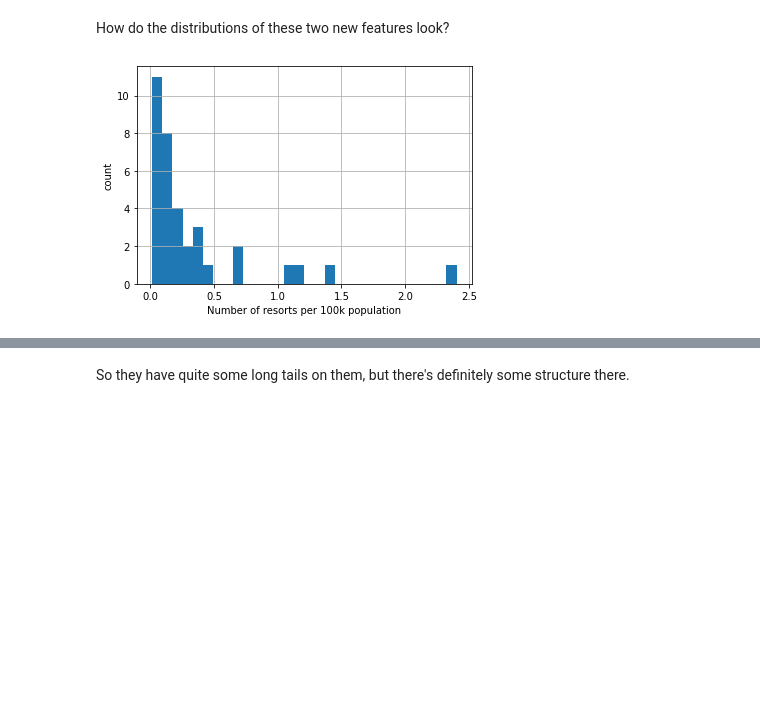
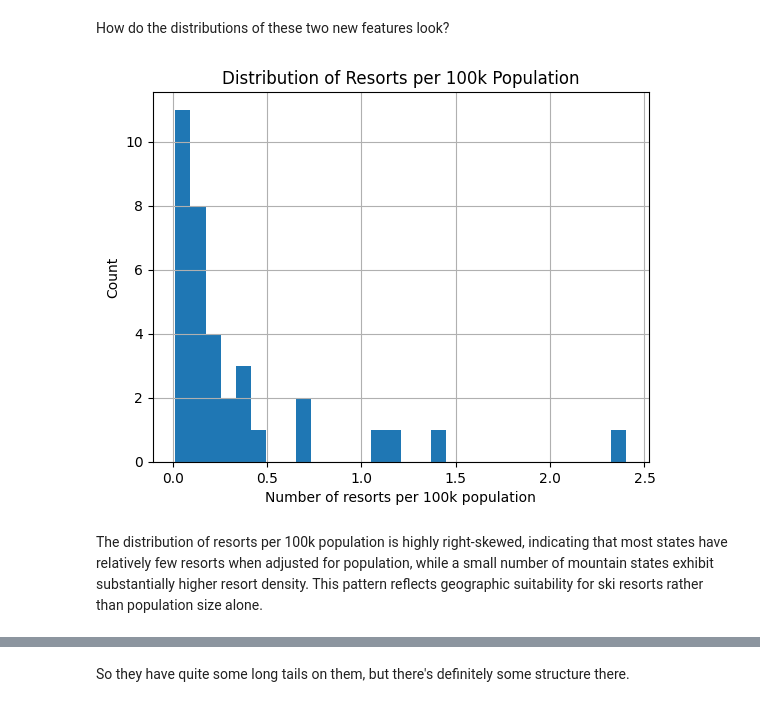
Before and after one commit to PrashaThakuri/DataScienceGuidedCapstone, a Jupyter notebook: Notebooks/03_exploratory_data_analysis.ipynb, the cells around one changed output, grey strips where cells are left out. Saved outputs shown, nothing was run; the diff lists cells and outputs as text; code cells hidden in the pictures; blank space fills up the shorter version.

```diff
--- a/Notebooks/03_exploratory_data_analysis.ipynb
+++ b/Notebooks/03_exploratory_data_analysis.ipynb
@@ -237,10 +241,16 @@ With the removal of the two columns that only spoke to state-specific data, you
 How do the distributions of these two new features look?
 # %%
 state_summary.resorts_per_100kcapita.hist(bins=30)
+
 plt.xlabel('Number of resorts per 100k population')
-plt.ylabel('count');
+plt.ylabel('Count')
+plt.title('Distribution of Resorts per 100k Population')
+
+plt.show()
 # %% [output]
-[figure, old version]
+[figure, new version]
+# %% [markdown]
+The distribution of resorts per 100k population is highly right-skewed, indicating that most states have relatively few resorts when adjusted for population, while a small number of mountain states exhibit substantially higher resort density. This pattern reflects geographic suitability for ski resorts rather than population size alone.
 # %%
 state_summary.resorts_per_100ksq_mile.hist(bins=30)
 plt.xlabel('Number of resorts per 100k square miles')
```
Also changed, not shown: parts of 39 cells of this notebook.
